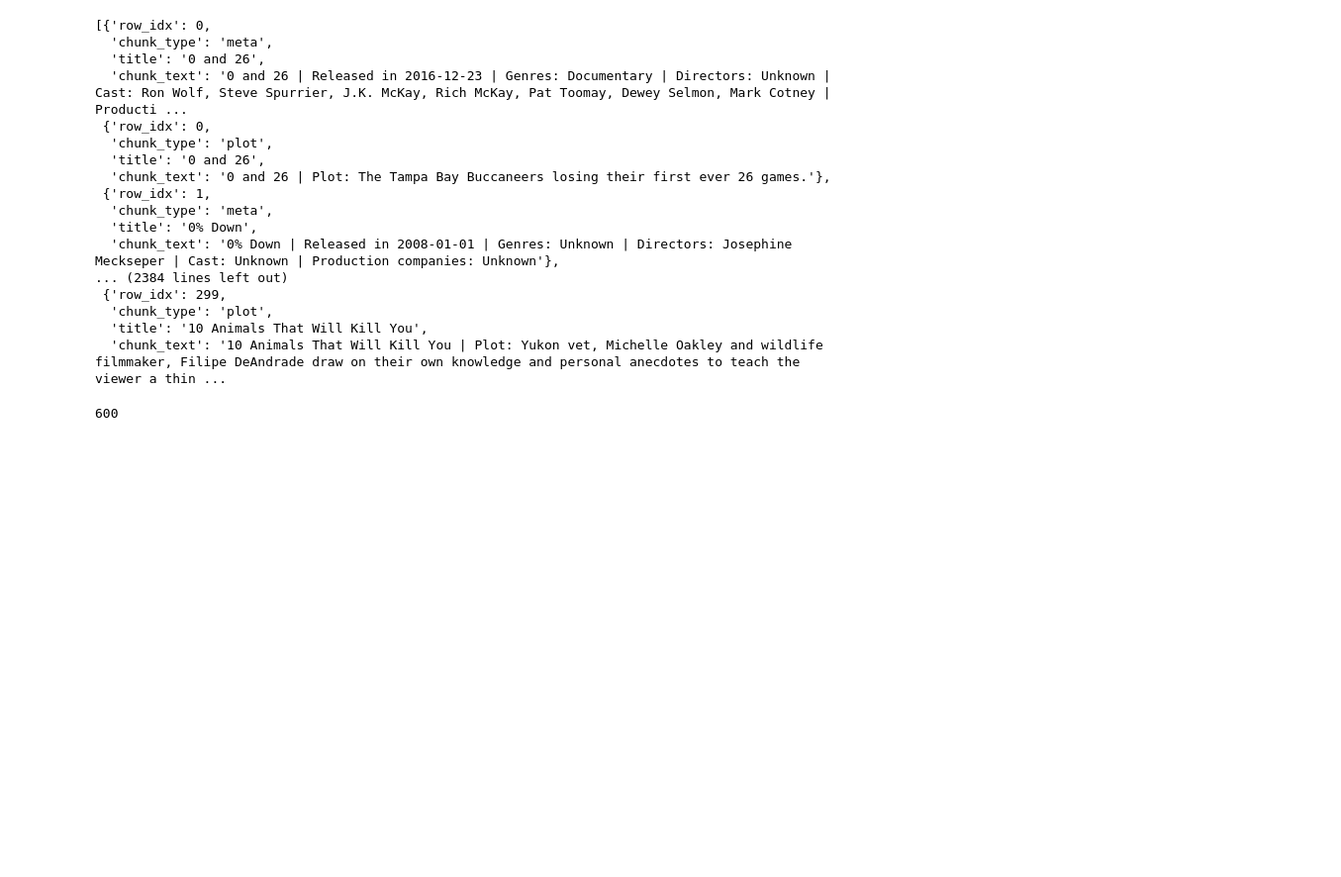
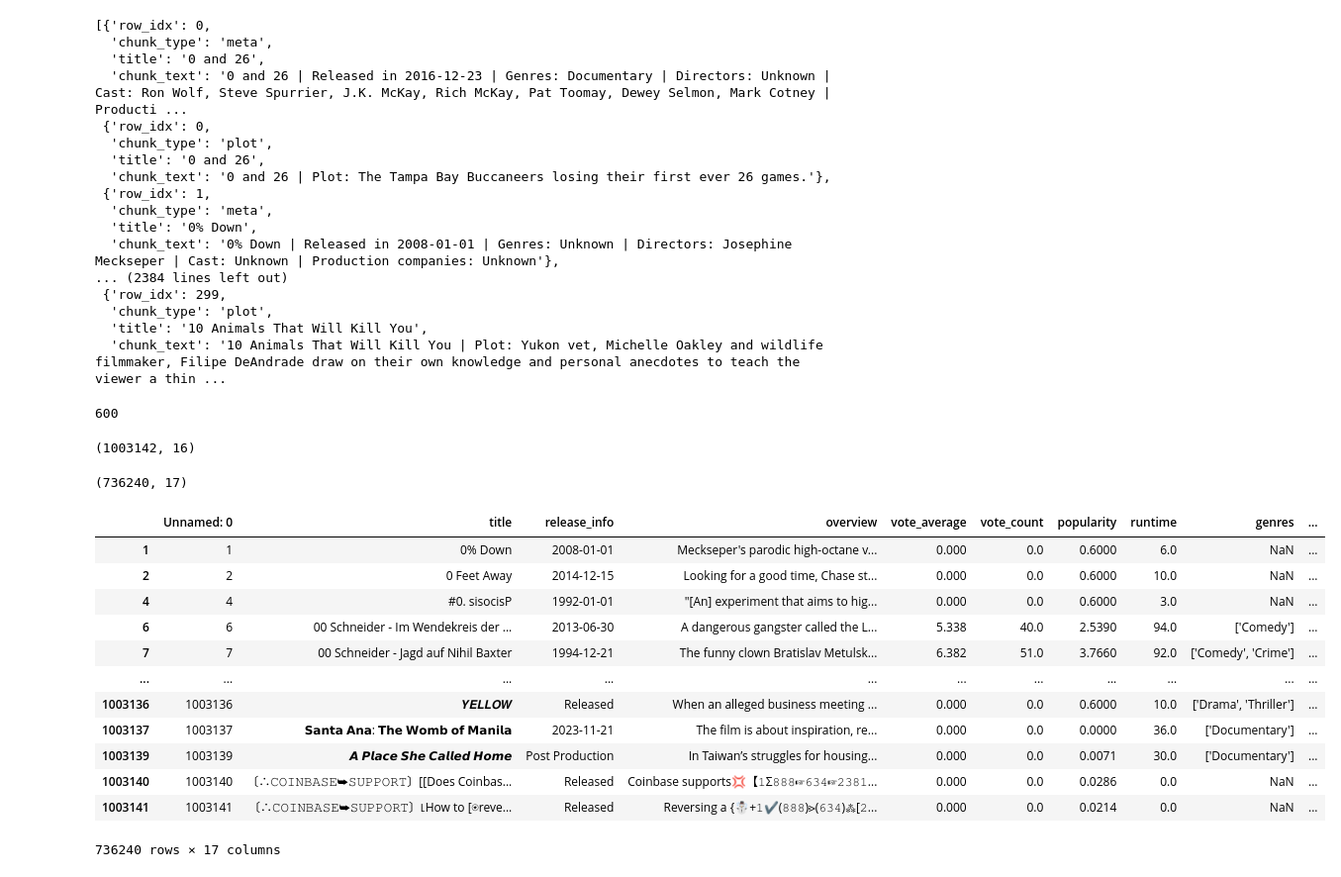
Before and after one commit to WorriedSeat/RAG, a Jupyter notebook: src/dataset/dataset_experiments.ipynb, the cells around one changed output. Shown at 99% size. Cells and saved outputs as stored; diff of their text form; code cells hidden in the pictures; blank space fills up the shorter version.

```diff
--- a/src/dataset/dataset_experiments.ipynb
+++ b/src/dataset/dataset_experiments.ipynb
@@ -678,3 +678,37 @@ with h5py.File("../../data/prep/test_embeddings.npy", "r") as hf:
     print(emb_ds.len())
 # %% [output]
 600
+# %%
+import pandas as pd
+import numpy as np
+
+data = pd.read_csv("../../data/prep/film_data.csv")
+# %%
+print(data.shape)
+data["overview_length"] = data["overview"].apply(lambda x: len(x.split()))
+# %% [output]
+(1003142, 16)
+# %%
+mask_no_signal_bad_content = (
+    (data["vote_count"] < 5) &
+    (data["overview_length"] < 25)
+)
+
+data = data[~mask_no_signal_bad_content]
+print(data.shape)
+data
+# %% [output]
+(736240, 17)
+|  | Unnamed: 0 | title | release_info | overview | vote_average | vote_count | popularity | runtime | genres | ... |
+| 1 | 1 | 0% Down | 2008-01-01 | Meckseper's parodic high-octane v... | 0.000 | 0.0 | 0.6000 | 6.0 | NaN | ... |
+| 2 | 2 | 0 Feet Away | 2014-12-15 | Looking for a good time, Chase st... | 0.000 | 0.0 | 0.6000 | 10.0 | NaN | ... |
+| 4 | 4 | #0. sisocisP | 1992-01-01 | "[An] experiment that aims to hig... | 0.000 | 0.0 | 0.6000 | 3.0 | NaN | ... |
+| 6 | 6 | 00 Schneider - Im Wendekreis der ... | 2013-06-30 | A dangerous gangster called the L... | 5.338 | 40.0 | 2.5390 | 94.0 | ['Comedy'] | ... |
+| 7 | 7 | 00 Schneider - Jagd auf Nihil Baxter | 1994-12-21 | The funny clown Bratislav Metulsk... | 6.382 | 51.0 | 3.7660 | 92.0 | ['Comedy', 'Crime'] | ... |
+| ... | ... | ... | ... | ... | ... | ... | ... | ... | ... | ... |
+| 1003136 | 1003136 | 𝒀𝑬𝑳𝑳𝑶𝑾 | Released | When an alleged business meeting ... | 0.000 | 0.0 | 0.6000 | 10.0 | ['Drama', 'Thriller'] | ... |
+| 1003137 | 1003137 | 𝗦𝗮𝗻𝘁𝗮 𝗔𝗻𝗮: 𝗧𝗵𝗲 𝗪𝗼𝗺𝗯 𝗼𝗳 𝗠𝗮𝗻𝗶𝗹𝗮 | 2023-11-21 | The film is about inspiration, re... | 0.000 | 0.0 | 0.0000 | 36.0 | ['Documentary'] | ... |
+| 1003139 | 1003139 | 𝘼 𝙋𝙡𝙖𝙘𝙚 𝙎𝙝𝙚 𝘾𝙖𝙡𝙡𝙚𝙙 𝙃𝙤𝙢𝙚 | Post Production | In Taiwan’s struggles for housing... | 0.000 | 0.0 | 0.0071 | 30.0 | ['Documentary'] | ... |
+| 1003140 | 1003140 | 〔∴𝙲𝙾𝙸𝙽𝙱𝙰𝚂𝙴➥𝚂𝚄𝙿𝙿𝙾𝚁𝚃〕[[Does Coinbas... | Released | Coinbase supports💢【𝟷Σ𝟾𝟾𝟾☞𝟼𝟹𝟺☞𝟸𝟹𝟾𝟷... | 0.000 | 0.0 | 0.0286 | 0.0 | NaN | ... |
+| 1003141 | 1003141 | 〔∴𝙲𝙾𝙸𝙽𝙱𝙰𝚂𝙴➥𝚂𝚄𝙿𝙿𝙾𝚁𝚃〕⌊How to [⍟reve... | Released | Reversing a {☃️+𝟷✔️(𝟾𝟾𝟾)⋗(𝟼𝟹𝟺)⁂[𝟸... | 0.000 | 0.0 | 0.0214 | 0.0 | NaN | ... |
+736240 rows × 17 columns
```
Also changed, not shown: parts of 11 cells of this notebook.
